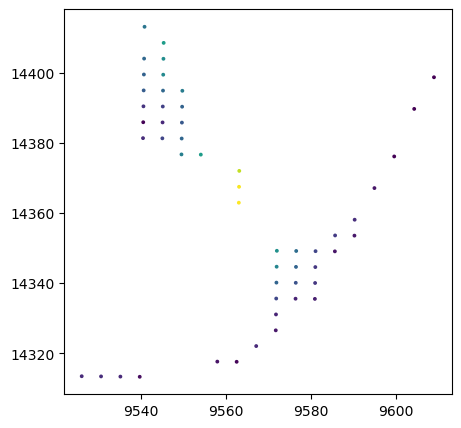
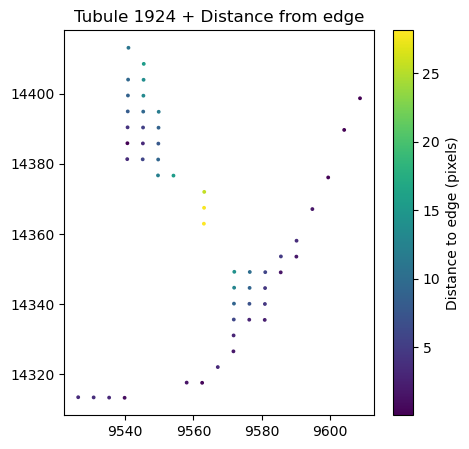
The notebook cell's code change between the first figure and the second:
--- before
+++ after
@@ -1,18 +1,15 @@
-#for ptid in PT_id_rand.tolist():
 for ptid in PT_id_rand.tolist():
   
-
-   print(ptid) #to check what proximal tubule are we working with?
+   #print(ptid) #to check what proximal tubule are we working with?
 
    tubule=gdf[gdf["id"]==str(ptid)]
-
-   if tubule.empty:
-    print(f"Skipping ptid={ptid} (not found in gdf)")
-    continue
-   else:
-     print("Tubule geometry is ok")
-
+   #if tubule.empty:
+    #print(f"Skipping ptid={ptid} (not found in gdf)")
+    #continue
+   #else:
+     #print("Tubule geometry is ok") 
+   
    geom=tubule.geometry.iloc[0] 
-   print(geom) #to check the associated geometry with the corresponding proximal tubule.
+   #print(geom) #to check the associated geometry with the corresponding proximal tubule.
 
    subset = ctrl1_A2_PT[ctrl1_A2_PT.obs['proximal_tubule_geojson_feature_index'].astype(str) == str(ptid)].copy() #subset contains only 929 PT 2um bins.
@@ -35,6 +32,5 @@
    subset.obs["dist_to_edge"] = distances
 
-   print(subset.obs.head())
-   print("SAMI")
+   #print(subset.obs.head())
 
    #Plot/Overlay
@@ -54,4 +50,7 @@
     cmap="viridis"
     )
+   
+   ax.set_title(f"Tubule {str(ptid)} + Distance from edge")
+   fig.colorbar(sc, ax=ax, label="Distance to edge (pixels)")
 
 

Commit: Linear Regression